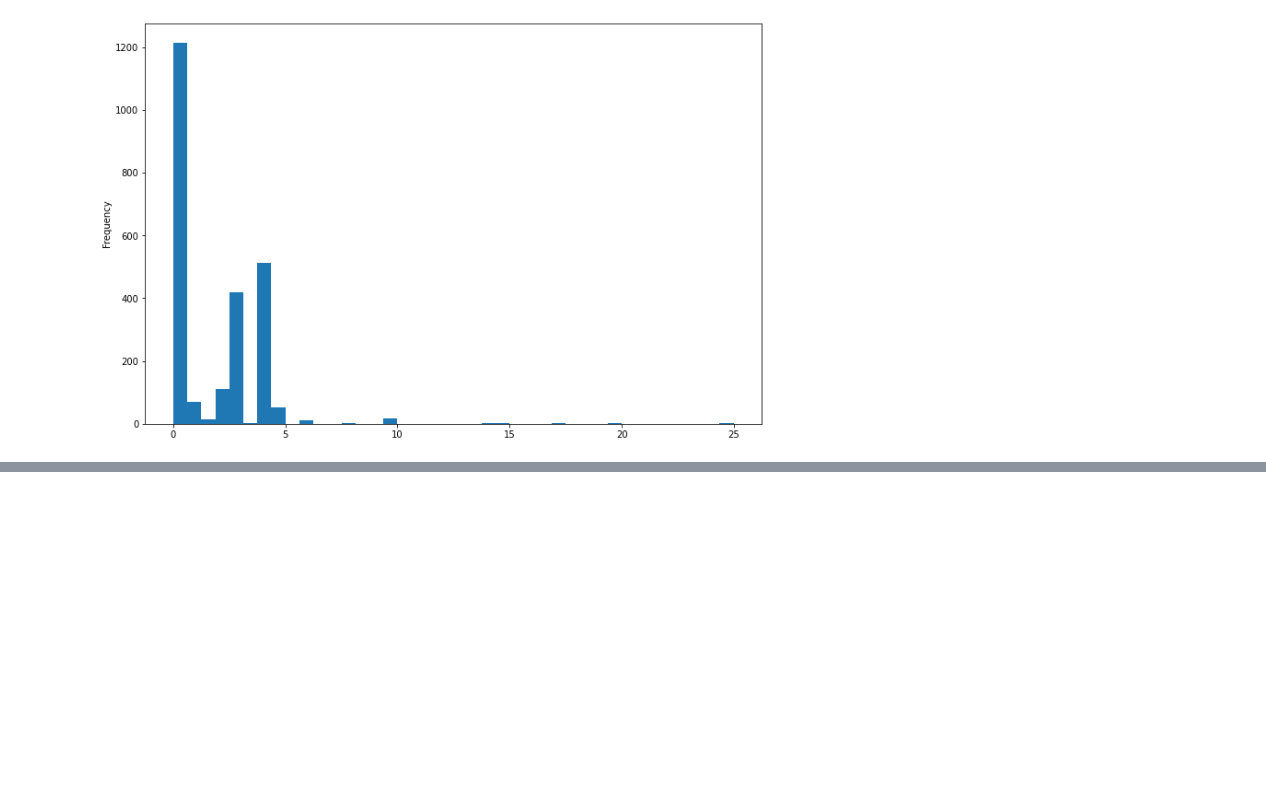
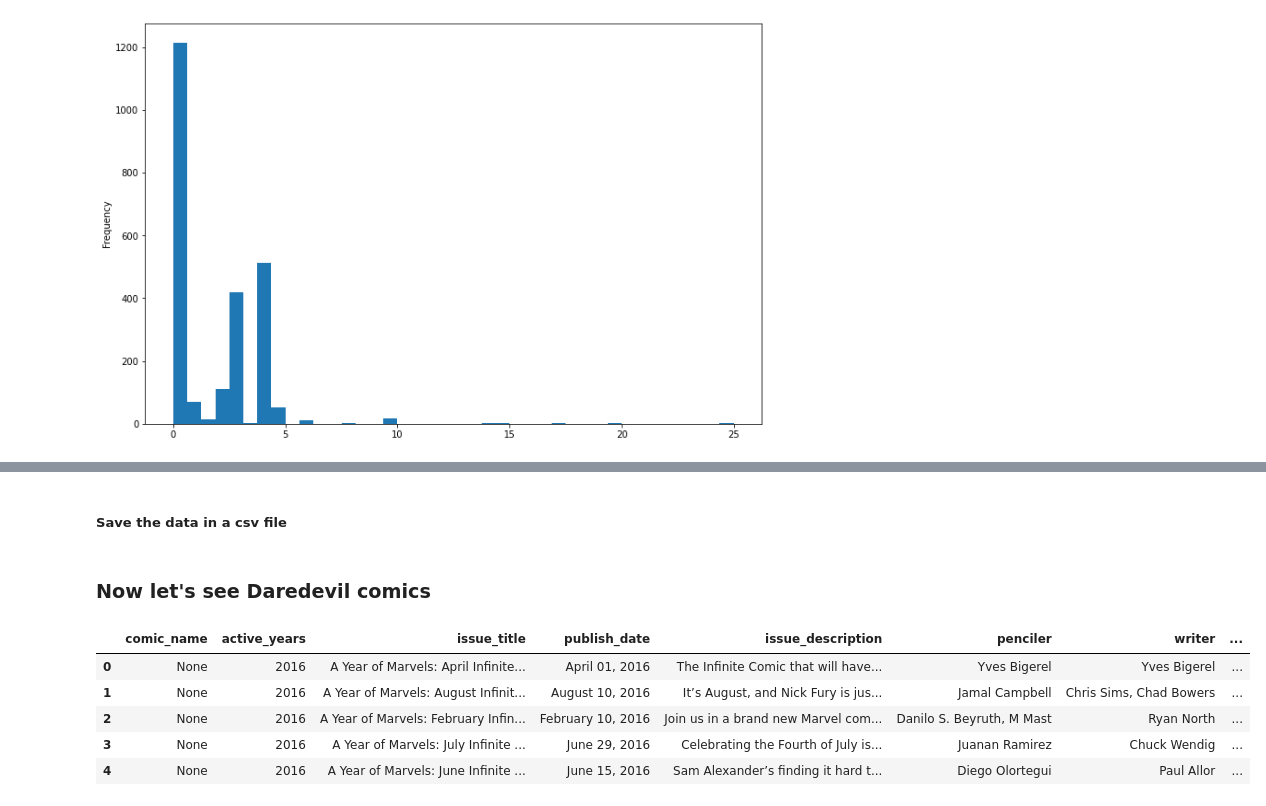
Before and after one commit to Spondon99/Marvel-Comics, a Jupyter notebook: Comic Analysis.ipynb, the cells around one changed output, grey strips where cells are left out. Saved outputs shown, nothing was run; the diff lists cells and outputs as text; code cells hidden in the pictures; blank space fills up the shorter version.

```diff
--- a/Comic Analysis.ipynb
+++ b/Comic Analysis.ipynb
@@ -52,10 +52,10 @@ marvel['active_years'] = marvel['active_years'].apply(lambda x: x[1:-1])
 # %%
 import re
 # %%
-def find_spiderman(comic):
-    x = re.search("..Spider..", comic)
+def find_word(word, target):
+    x = re.search(f"..{target}..", word)
     if x:
-        return comic
+        return word
     else:
         return 'None'
 # %%
@@ -157,0 +162,2 @@ spiderman_comics['Price'].plot(kind='hist', bins=40, figsize=(12, 8))
+# %% [markdown]
+##### Save the data in a csv file
@@ -157,0 +168,4 @@ spiderman_comics['Price'].plot(kind='hist', bins=40, figsize=(12, 8))
+# %% [markdown]
+### Now let's see Daredevil comics
+# %%
+daredevil_comics = marvel.copy()
@@ -157,0 +174,9 @@ spiderman_comics['Price'].plot(kind='hist', bins=40, figsize=(12, 8))
+# %%
+daredevil_comics.head()
+# %% [output]
+|  | comic_name | active_years | issue_title | publish_date | issue_description | penciler | writer | ... |
+| 0 | None | 2016 | A Year of Marvels: April Infinite... | April 01, 2016 | The Infinite Comic that will have... | Yves Bigerel | Yves Bigerel | ... |
+| 1 | None | 2016 | A Year of Marvels: August Infinit... | August 10, 2016 | It’s August, and Nick Fury is jus... | Jamal Campbell | Chris Sims, Chad Bowers | ... |
+| 2 | None | 2016 | A Year of Marvels: February Infin... | February 10, 2016 | Join us in a brand new Marvel com... | Danilo S. Beyruth, M Mast | Ryan North | ... |
+| 3 | None | 2016 | A Year of Marvels: July Infinite ... | June 29, 2016 | Celebrating the Fourth of July is... | Juanan Ramirez | Chuck Wendig | ... |
+| 4 | None | 2016 | A Year of Marvels: June Infinite ... | June 15, 2016 | Sam Alexander’s finding it hard t... | Diego Olortegui | Paul Allor | ... |
```
Also changed, not shown: parts of 21 cells of this notebook.
